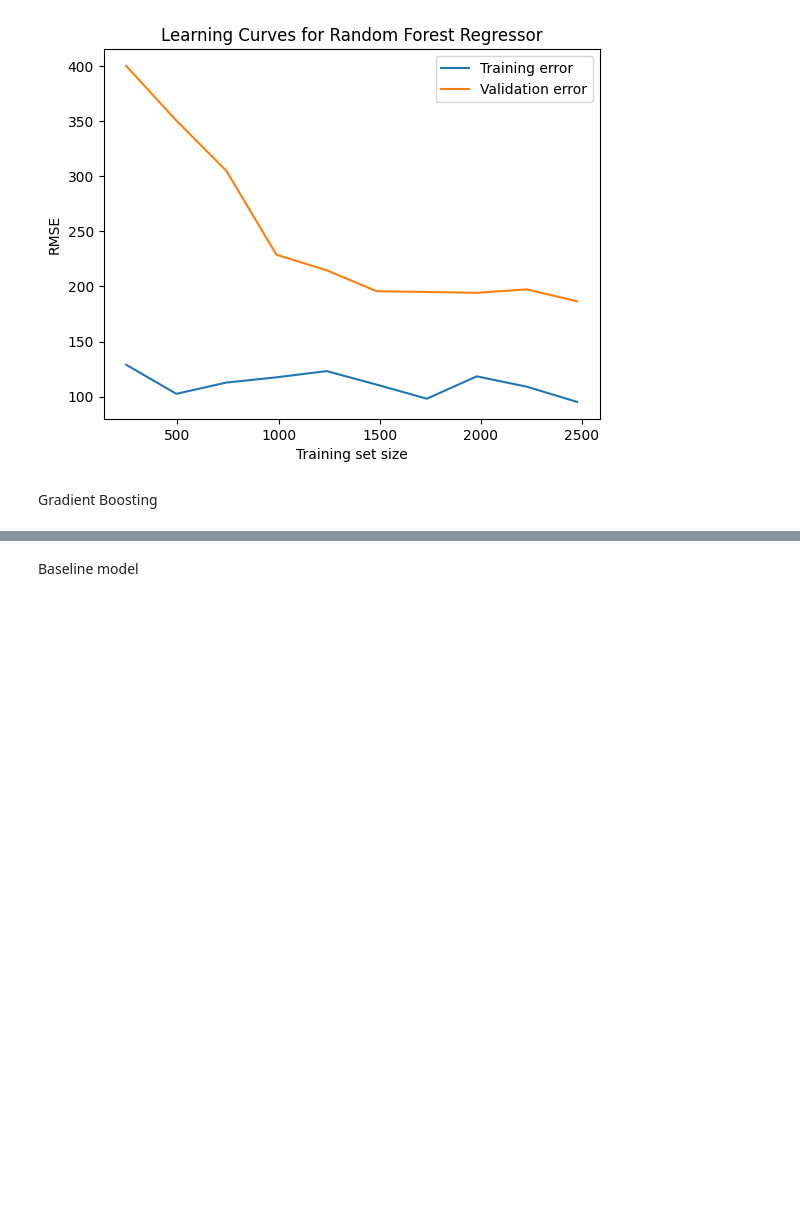
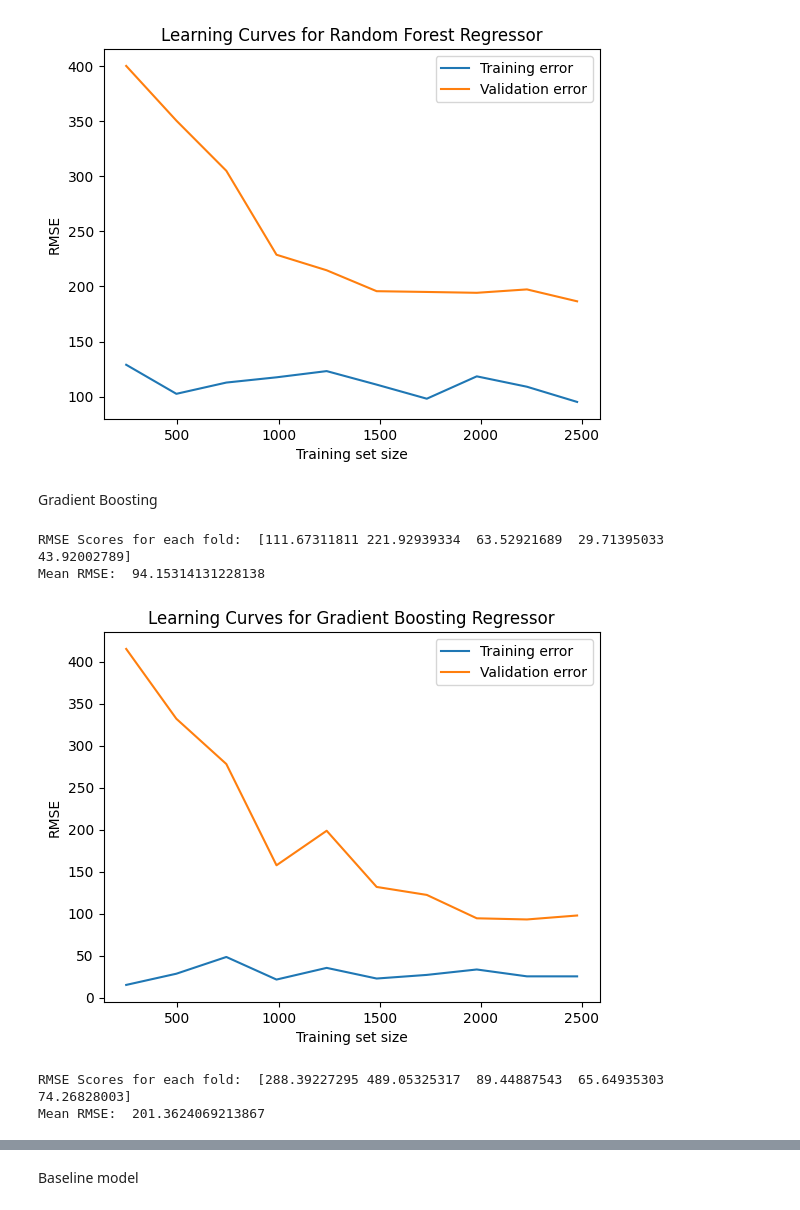
Before and after one commit to ecbassey/Digital-Green-Crop-Yield-Prediction-Project, a Jupyter notebook: Project.ipynb, the cells around one changed output, grey strips where cells are left out. Saved outputs shown, nothing was run; the diff lists cells and outputs as text; code cells hidden in the pictures; blank space fills up the shorter version.

```diff
--- a/Project.ipynb
+++ b/Project.ipynb
@@ -609,3 +609,51 @@ gb_model = Pipeline([
         random_state=42
     ))
 ])
+
+# 3. Evaluate the pipeline
+scores = cross_val_score(gb_model, X_train, y_train.values.ravel(), cv=5, scoring=rmse_score)
+print("RMSE Scores for each fold: ", scores)
+print("Mean RMSE: ", scores.mean())
+# %% [output]
+RMSE Scores for each fold:  [111.67311811 221.92939334  63.52921689  29.71395033  43.92002789]
+Mean RMSE:  94.15314131228138
+# %%
+train_sizes, train_scores, val_scores = learning_curve(
+    estimator=gb_model,
+    X=X_train,
+    y=y_train.values.ravel(),
+    train_sizes=np.linspace(0.1, 1.0, 10),
+    cv=5,
+    scoring="neg_root_mean_squared_error",
+    shuffle=True,
+    random_state=42
+)
+# %%
+train_scores_mean = train_scores.mean(axis=1)*(-1)
+validation_scores_mean = val_scores.mean(axis=1)*(-1)
+# %%
+plt.plot(train_sizes, train_scores_mean, label = 'Training error')
+plt.plot(train_sizes, validation_scores_mean, label = 'Validation error')
+plt.ylabel('RMSE')
+plt.xlabel('Training set size')
+plt.title('Learning Curves for Gradient Boosting Regressor')
+plt.legend()
+plt.show()
+# %% [output]
+[figure, added]
+# %%
+from xgboost import XGBRegressor  # 1. Import XGBoost Regressor
+
+
+xgb_pipe = Pipeline([
+    ('preprocessor', preprocessor),
+    ('xgb', XGBRegressor(n_estimators=100, random_state=42,learning_rate=0.05))
+])
+
+# 3. Evaluate the pipeline
+scores = cross_val_score(xgb_pipe, X_train, y_train.values.ravel(), cv=5, scoring=rmse_score)
+print("RMSE Scores for each fold: ", scores)
+print("Mean RMSE: ", scores.mean())
+# %% [output]
+RMSE Scores for each fold:  [288.39227295 489.05325317  89.44887543  65.64935303  74.26828003]
+Mean RMSE:  201.3624069213867
```
Also changed, not shown: parts of 3 cells of this notebook.
